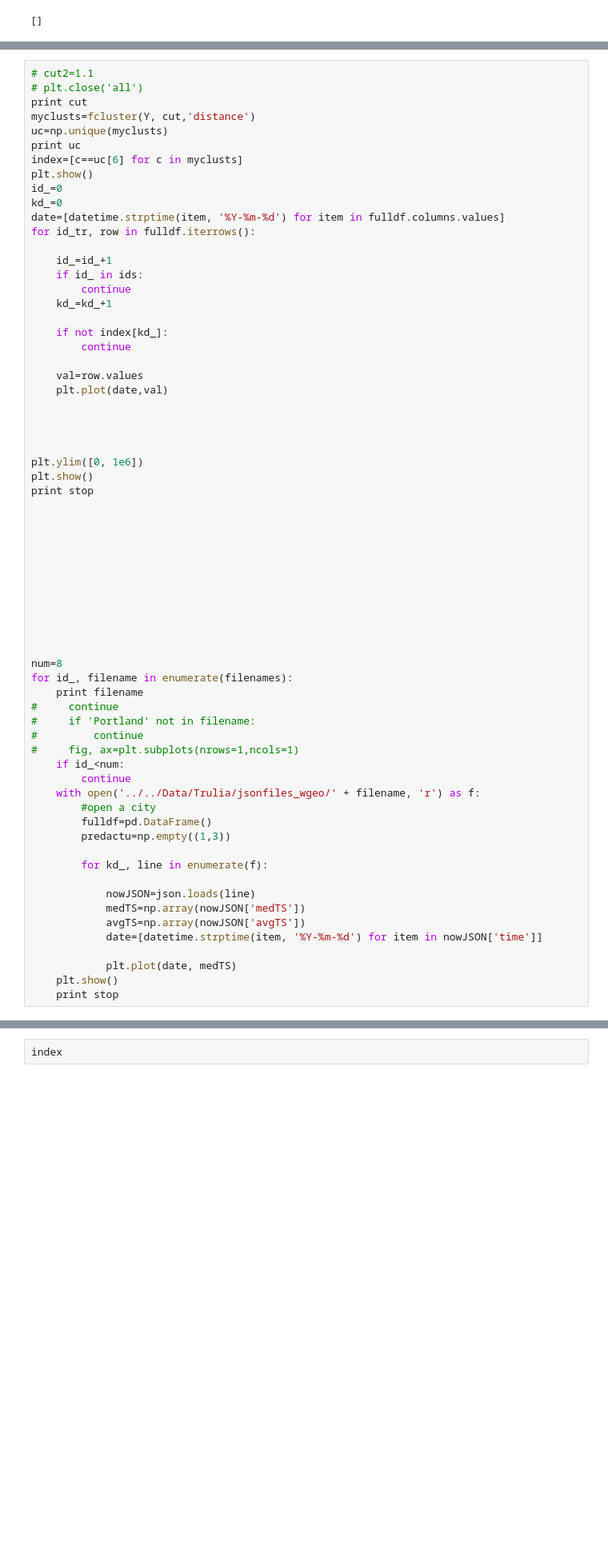
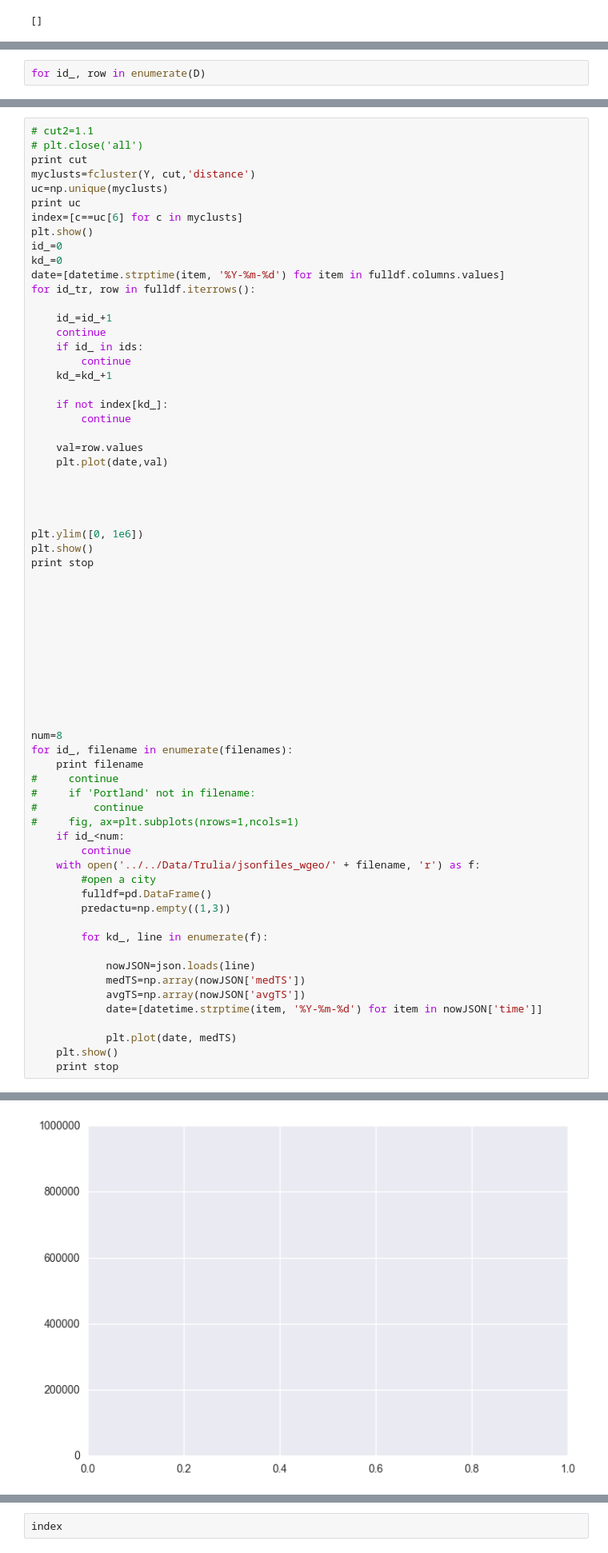
Before and after one commit to samjwil/RealEstatePredict, a Jupyter notebook: Trulia2.ipynb, the cells around one changed output, grey strips where cells are left out. Shown at 80% size. Saved outputs shown, nothing was run; the diff lists cells and outputs as text; blank space fills up the shorter version.

```diff
--- a/Trulia2.ipynb
+++ b/Trulia2.ipynb
@@ -610,3 +737,5 @@ plt.show()
+# %%
+for id_, row in enumerate(D)
 # %%
 fc=fcluster(Y, cut,'distance')
 
@@ -634,6 +768,7 @@ date=[datetime.strptime(item, '%Y-%m-%d') for item in fulldf.columns.values]
 for id_tr, row in fulldf.iterrows():
 
     id_=id_+1
+    continue
     if id_ in ids:
         continue
     kd_=kd_+1
@@ -690,0 +826 @@ for id_, filename in enumerate(filenames):
+[figure, added]
```
Also changed, not shown: parts of 12 cells of this notebook.
